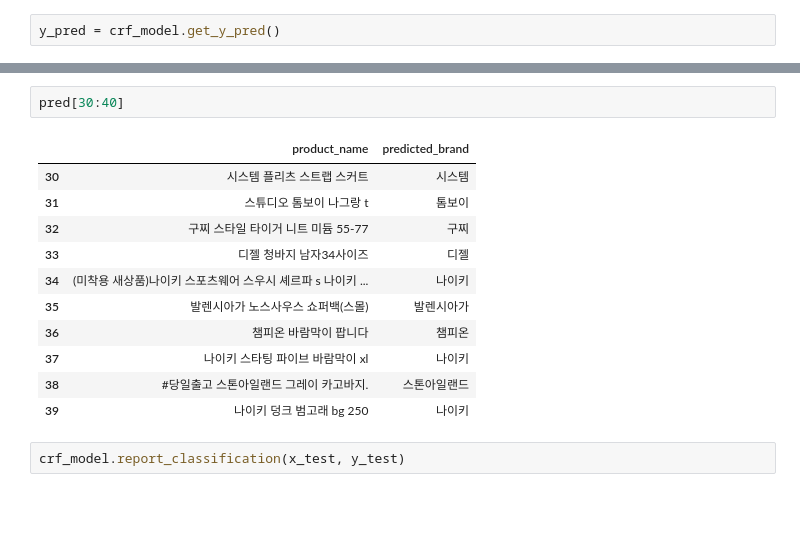
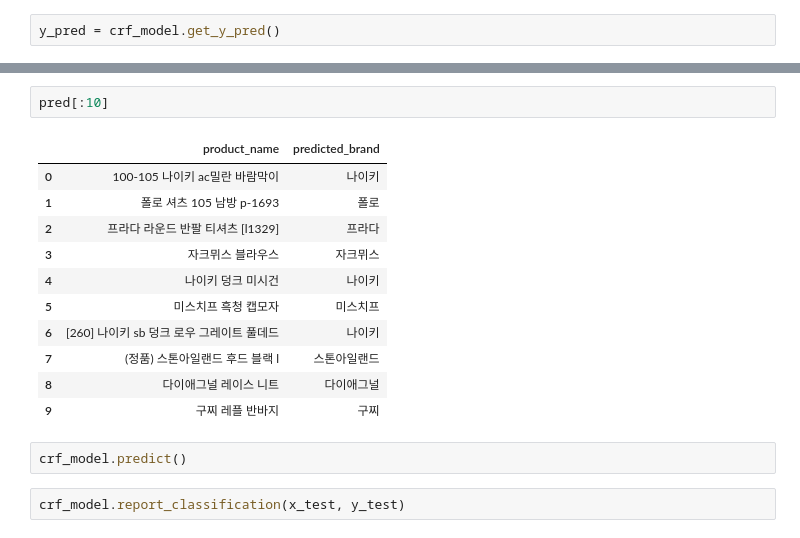
Before and after one commit to qkrtjdud1017/analytics, a Jupyter notebook: 브랜드 추출/CRFwithNDJSON.ipynb, the cells around one changed output, grey strips where cells are left out. Cells and saved outputs as stored; diff of their text form; blank space fills up the shorter version.

```diff
--- a/브랜드 추출/CRFwithNDJSON.ipynb
+++ b/브랜드 추출/CRFwithNDJSON.ipynb
@@ -293,17 +345,19 @@ y_pred[30]
-# %%
-pred[30:40]
-# %% [output]
-|  | product_name | predicted_brand |
-| 30 | 시스템 플리츠 스트랩 스커트 | 시스템 |
-| 31 | 스튜디오 톰보이 나그랑 t | 톰보이 |
-| 32 | 구찌 스타일 타이거 니트 미듐 55-77 | 구찌 |
-| 33 | 디젤 청바지 남자34사이즈 | 디젤 |
-| 34 | (미착용 새상품)나이키 스포츠웨어 스우시 셰르파 s 나이키 ... | 나이키 |
-| 35 | 발렌시아가 노스사우스 쇼퍼백(스몰) | 발렌시아가 |
-| 36 | 챔피온 바람막이 팝니다 | 챔피온 |
-| 37 | 나이키 스타팅 파이브 바람막이 xl | 나이키 |
-| 38 | #당일출고 스톤아일랜드 그레이 카고바지. | 스톤아일랜드 |
-| 39 | 나이키 덩크 범고래 bg 250 | 나이키 |
+# %%
+pred[:10]
+# %% [output]
+|  | product_name | predicted_brand |
+| 0 | 100-105 나이키 ac밀란 바람막이 | 나이키 |
+| 1 | 폴로 셔츠 105 남방 p-1693 | 폴로 |
+| 2 | 프라다 라운드 반팔 티셔츠 [l1329] | 프라다 |
+| 3 | 자크뮈스 블라우스 | 자크뮈스 |
+| 4 | 나이키 덩크 미시건 | 나이키 |
+| 5 | 미스치프 흑청 캡모자 | 미스치프 |
+| 6 | [260] 나이키 sb 덩크 로우 그레이트 풀데드 | 나이키 |
+| 7 | (정품) 스톤아일랜드 후드 블랙 l | 스톤아일랜드 |
+| 8 | 다이애그널 레이스 니트 | 다이애그널 |
+| 9 | 구찌 레플 반바지 | 구찌 |
+# %%
+crf_model.predict()
 # %%
 crf_model.report_classification(x_test, y_test)
 # %% [output]
```
Also changed, not shown: parts of 9 cells of this notebook, 3 other files.
